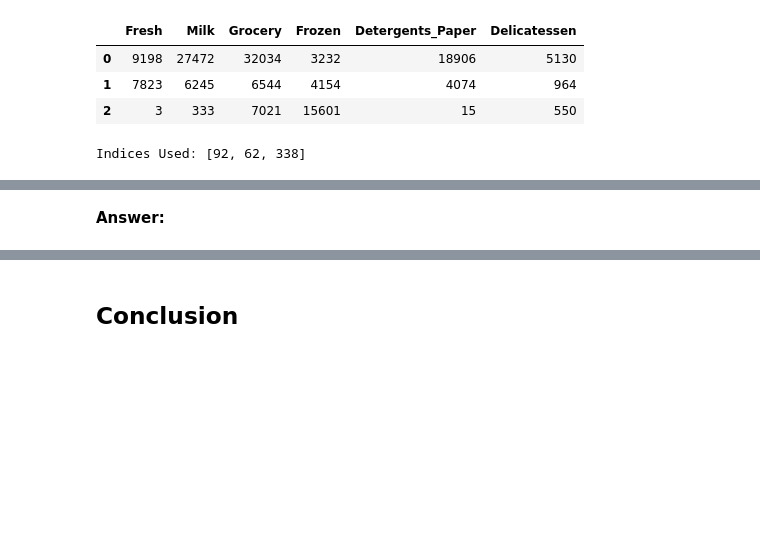
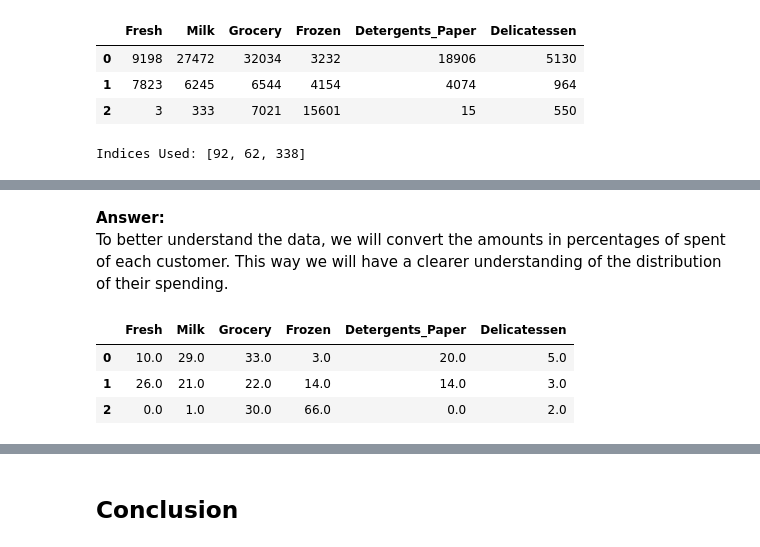
Before and after one commit to YannisPap/machine-learning, a Jupyter notebook: projects/customer_segments/customer_segments.ipynb, the cells around one changed output, grey strips where cells are left out. Saved outputs shown, nothing was run; the diff lists cells and outputs as text; code cells hidden in the pictures; blank space fills up the shorter version.

Commit message:
Creating Customer Segments Submission

```diff
--- a/projects/customer_segments/customer_segments.ipynb
+++ b/projects/customer_segments/customer_segments.ipynb
@@ -589,2 +577,11 @@ data.describe()
-# %% [markdown]
-**Answer:**
+# %% [markdown]
+**Answer:**
+To better understand the data, we will convert the amounts in percentages of spent of each customer. This way we will have a clearer understanding of the distribution of their spending.
+# %%
+samples_percentage = samples.copy()
+samples_percentage.apply(lambda x: round(100*x/samples.sum(axis=1)))
+# %% [output]
+|  | Fresh | Milk | Grocery | Frozen | Detergents_Paper | Delicatessen |
+| 0 | 10.0 | 29.0 | 33.0 | 3.0 | 20.0 | 5.0 |
+| 1 | 26.0 | 21.0 | 22.0 | 14.0 | 14.0 | 3.0 |
+| 2 | 0.0 | 1.0 | 30.0 | 66.0 | 0.0 | 2.0 |
```
Also changed, not shown: parts of 15 cells of this notebook, 1 other file.
